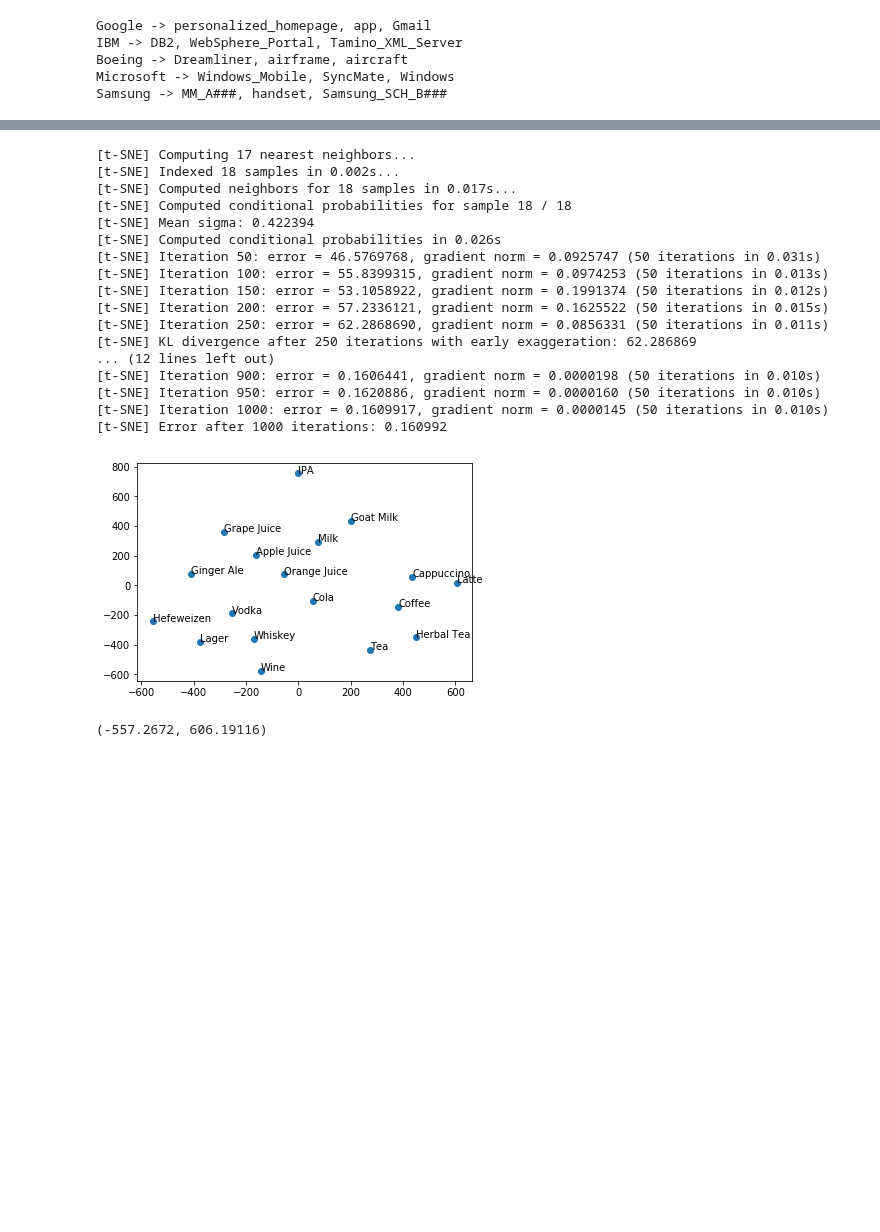
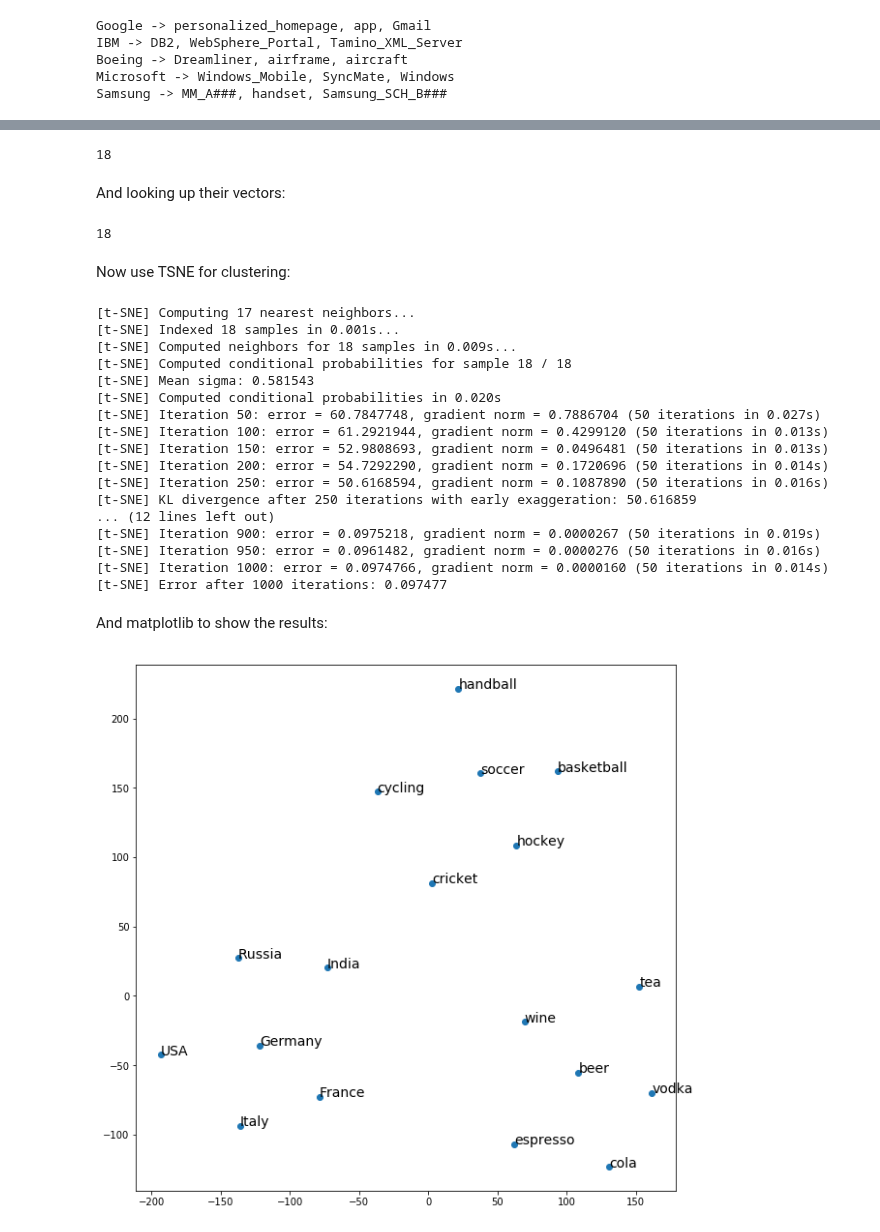
Before and after one commit to DOsinga/deep_learning_cookbook, a Jupyter notebook: 03.1 Using pre build word embeddings.ipynb, the cells around one changed output, grey strips where cells are left out. Drawn from its saved outputs; the diff is of its cells as text; code cells hidden in the pictures; blank space fills up the shorter version.

```diff
--- a/03.1 Using pre build word embeddings.ipynb
+++ b/03.1 Using pre build word embeddings.ipynb
@@ -25,2 +37,2 @@ if not os.path.isfile(MODEL):
 # %%
-model = gensim.models.KeyedVectors.load_word2vec_format(MODEL, binary=True)
+model = gensim.models.KeyedVectors.load_word2vec_format(unzipped, binary=True)
@@ -93,41 +98,59 @@ len(beverage_vectors)
+# %%
+beverages = ['espresso', 'beer', 'vodka', 'wine', 'cola', 'tea']
+countries = ['Italy', 'Germany', 'Russia', 'France', 'USA', 'India']
+sports = ['soccer', 'handball', 'hockey', 'cycling', 'basketball', 'cricket']
+
+items = beverages + countries + sports
+len(items)
+# %% [output]
+18
+# %% [markdown]
+And looking up their vectors:
+# %%
+item_vectors = [(item, model[item])
+                    for item in items
+                    if item in model]
+len(item_vectors)
+# %% [output]
+18
+# %% [markdown]
+Now use TSNE for clustering:
 # %%
-vectors = np.asarray([x[1] for x in beverage_vectors])
+vectors = np.asarray([x[1] for x in item_vectors])
 lengths = np.linalg.norm(vectors, axis=1)
-vectors = (vectors.T / lengths).T
+norm_vectors = (vectors.T / lengths).T
 
-tsne = TSNE(n_components=2, perplexity=10, verbose=2).fit_transform(vectors)
+tsne = TSNE(n_components=2, perplexity=10, verbose=2).fit_transform(norm_vectors)
 # %% [output]
 [t-SNE] Computing 17 nearest neighbors...
-[t-SNE] Indexed 18 samples in 0.002s...
-[t-SNE] Computed neighbors for 18 samples in 0.017s...
+[t-SNE] Indexed 18 samples in 0.001s...
+[t-SNE] Computed neighbors for 18 samples in 0.009s...
 [t-SNE] Computed conditional probabilities for sample 18 / 18
-[t-SNE] Mean sigma: 0.422394
-[t-SNE] Computed conditional probabilities in 0.026s
-[t-SNE] Iteration 50: error = 46.5769768, gradient norm = 0.0925747 (50 iterations in 0.031s)
-[t-SNE] Iteration 100: error = 55.8399315, gradient norm = 0.0974253 (50 iterations in 0.013s)
-[t-SNE] Iteration 150: error = 53.1058922, gradient norm = 0.1991374 (50 iterations in 0.012s)
-[t-SNE] Iteration 200: error = 57.2336121, gradient norm = 0.1625522 (50 iterations in 0.015s)
-[t-SNE] Iteration 250: error = 62.2868690, gradient norm = 0.0856331 (50 iterations in 0.011s)
-[t-SNE] KL divergence after 250 iterations with early exaggeration: 62.286869
+[t-SNE] Mean sigma: 0.581543
+[t-SNE] Computed conditional probabilities in 0.020s
+[t-SNE] Iteration 50: error = 60.7847748, gradient norm = 0.7886704 (50 iterations in 0.027s)
+[t-SNE] Iteration 100: error = 61.2921944, gradient norm = 0.4299120 (50 iterations in 0.013s)
+[t-SNE] Iteration 150: error = 52.9808693, gradient norm = 0.0496481 (50 iterations in 0.013s)
+[t-SNE] Iteration 200: error = 54.7292290, gradient norm = 0.1720696 (50 iterations in 0.014s)
+[t-SNE] Iteration 250: error = 50.6168594, gradient norm = 0.1087890 (50 iterations in 0.016s)
+[t-SNE] KL divergence after 250 iterations with early exaggeration: 50.616859
 ... (12 lines left out)
-[t-SNE] Iteration 900: error = 0.1606441, gradient norm = 0.0000198 (50 iterations in 0.010s)
-[t-SNE] Iteration 950: error = 0.1620886, gradient norm = 0.0000160 (50 iterations in 0.010s)
-[t-SNE] Iteration 1000: error = 0.1609917, gradient norm = 0.0000145 (50 iterations in 0.010s)
-[t-SNE] Error after 1000 iterations: 0.160992
+[t-SNE] Iteration 900: error = 0.0975218, gradient norm = 0.0000267 (50 iterations in 0.019s)
+[t-SNE] Iteration 950: error = 0.0961482, gradient norm = 0.0000276 (50 iterations in 0.016s)
+[t-SNE] Iteration 1000: error = 0.0974766, gradient norm = 0.0000160 (50 iterations in 0.014s)
+[t-SNE] Error after 1000 iterations: 0.097477
+# %% [markdown]
+And matplotlib to show the results:
 # %%
 x=tsne[:,0]
 y=tsne[:,1]
 
 fig, ax = plt.subplots()
 ax.scatter(x, y)
 
-for bev, x1, y1 in zip(beverage_vectors, x, y):
-    ax.annotate(bev[0], (x1, y1))
+for item, x1, y1 in zip(item_vectors, x, y):
+    ax.annotate(item[0], (x1, y1), size=14)
 
 plt.show()
 # %% [output]
-[figure, old version]
+[figure, new version]
-# %%
-x.min(), x.max()
-# %% [output]
-(-557.2672, 606.19116)
```
Also changed, not shown: parts of 23 cells of this notebook, 1 other file.
